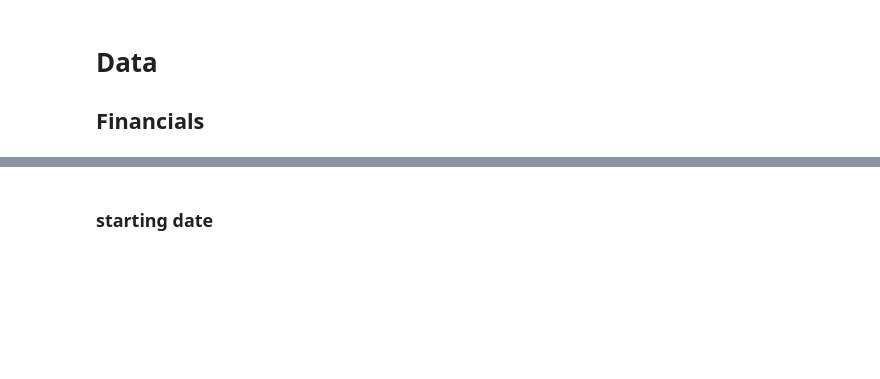
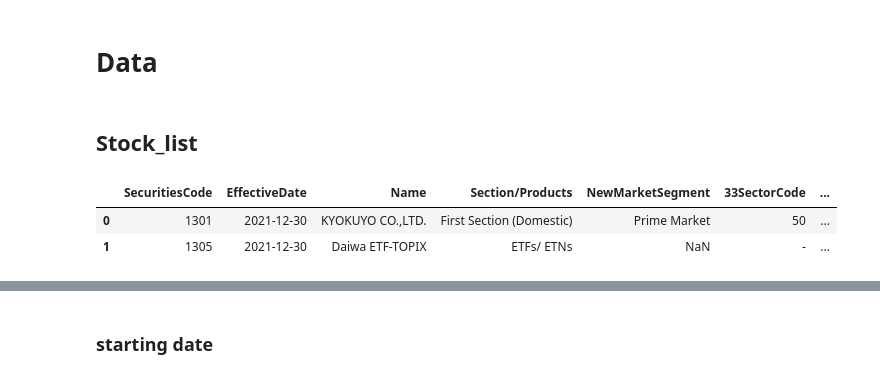
Before and after one commit to valentina-bec/tokyo-stock-exchange, a Jupyter notebook: data.ipynb, the cells around one changed output, grey strips where cells are left out. Cells and saved outputs as stored; diff of their text form; code cells hidden in the pictures; blank space fills up the shorter version.

```diff
--- a/data.ipynb
+++ b/data.ipynb
@@ -15,3 +31,4 @@ from functions import print_shape
 # %% [markdown]
 # Data
-## Financials
+# %% [markdown]
+## Stock_list
@@ -17,0 +37,6 @@ from functions import print_shape
+# %%
+stock_list.head(2)
+# %% [output]
+|  | SecuritiesCode | EffectiveDate | Name | Section/Products | NewMarketSegment | 33SectorCode | ... |
+| 0 | 1301 | 2021-12-30 | KYOKUYO CO.,LTD. | First Section (Domestic) | Prime Market | 50 | ... |
+| 1 | 1305 | 2021-12-30 | Daiwa ETF-TOPIX | ETFs/ ETNs | NaN | - | ... |
```
Also changed, not shown: parts of 39 cells of this notebook.
